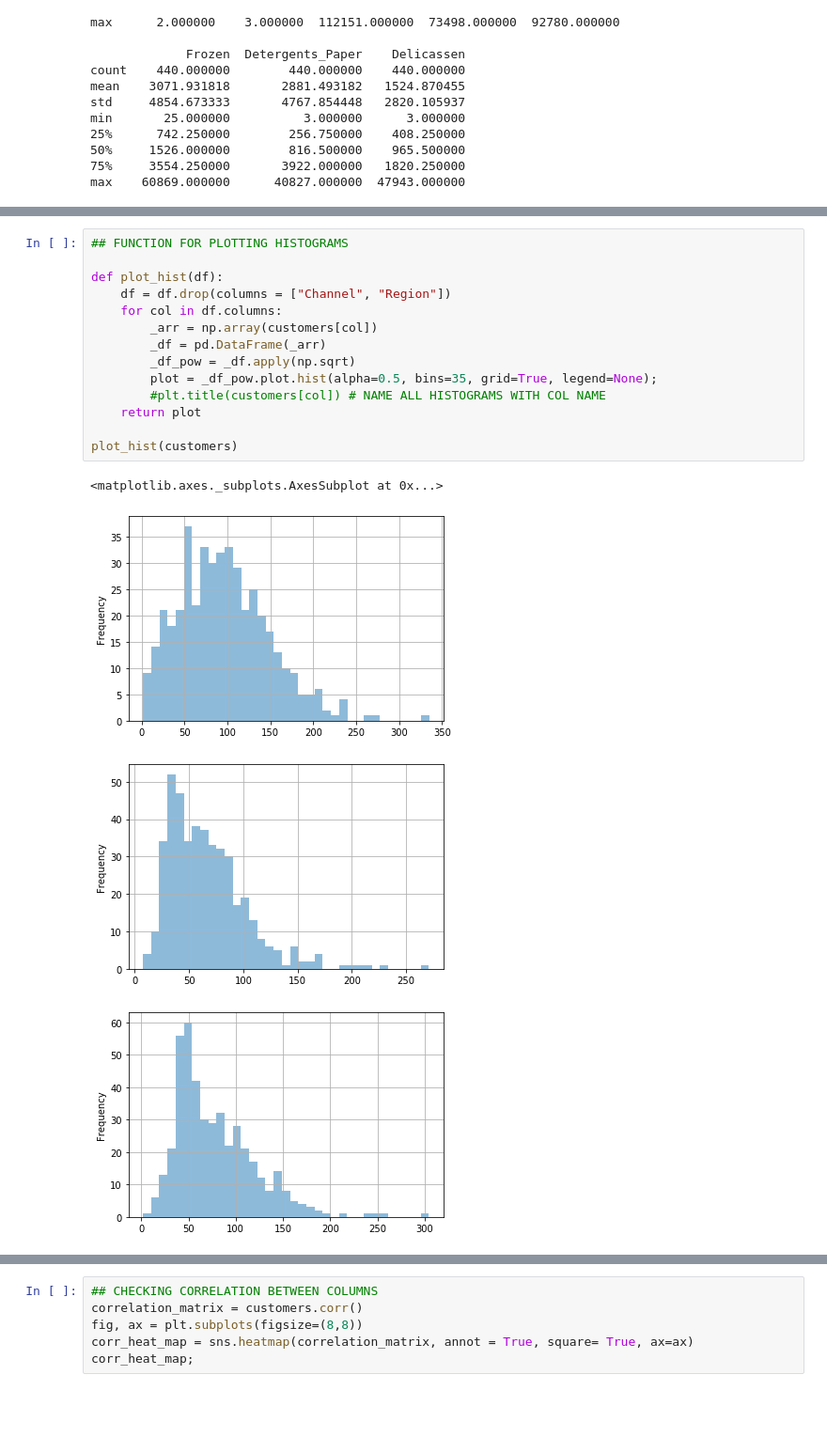
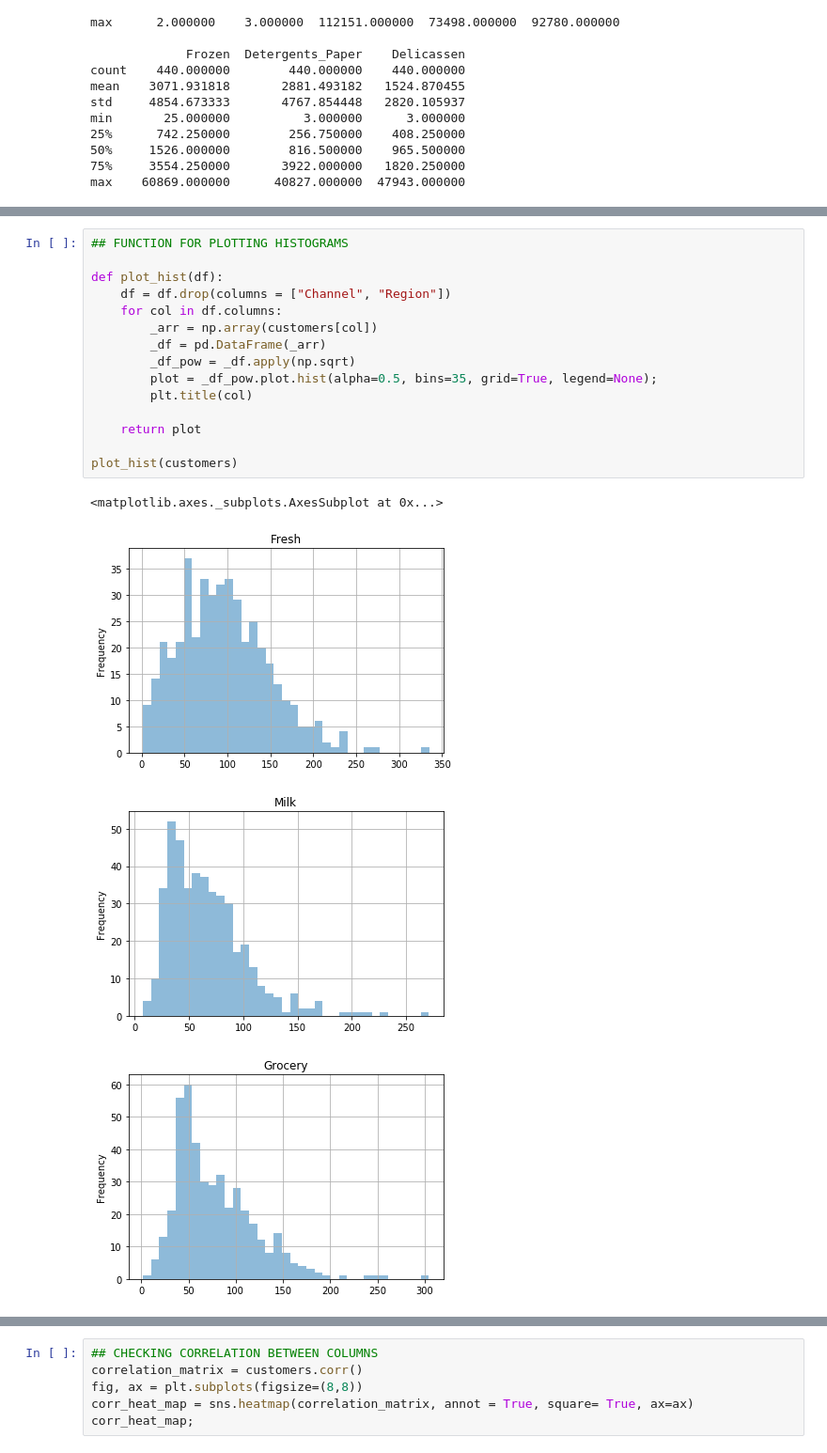
Before and after one commit to ironhack-datalabs/datamad0819, a Jupyter notebook: module-3/lab-unsupervised-learning/your-code/main.ipynb, the cells around one changed output, grey strips where cells are left out. Shown at 94% size. Drawn from its saved outputs; the diff is of its cells as text; blank space fills up the shorter version.

```diff
--- a/module-3/lab-unsupervised-learning/your-code/main.ipynb
+++ b/module-3/lab-unsupervised-learning/your-code/main.ipynb
@@ -163,19 +147,20 @@ Region mode: 3
 # %%
 ## FUNCTION FOR PLOTTING HISTOGRAMS
 
 def plot_hist(df):
     df = df.drop(columns = ["Channel", "Region"])
     for col in df.columns:
         _arr = np.array(customers[col])
         _df = pd.DataFrame(_arr)
         _df_pow = _df.apply(np.sqrt)
         plot = _df_pow.plot.hist(alpha=0.5, bins=35, grid=True, legend=None);
-        #plt.title(customers[col]) # NAME ALL HISTOGRAMS WITH COL NAME
+        plt.title(col)
+
     return plot
 
 plot_hist(customers)
 # %% [output]
 <matplotlib.axes._subplots.AxesSubplot at 0x...>
-[figure, old version]
+[figure, new version]
-[figure, old version]
+[figure, new version]
-[figure, old version]
+[figure, new version]
```
Also changed, not shown: parts of 18 cells of this notebook.
